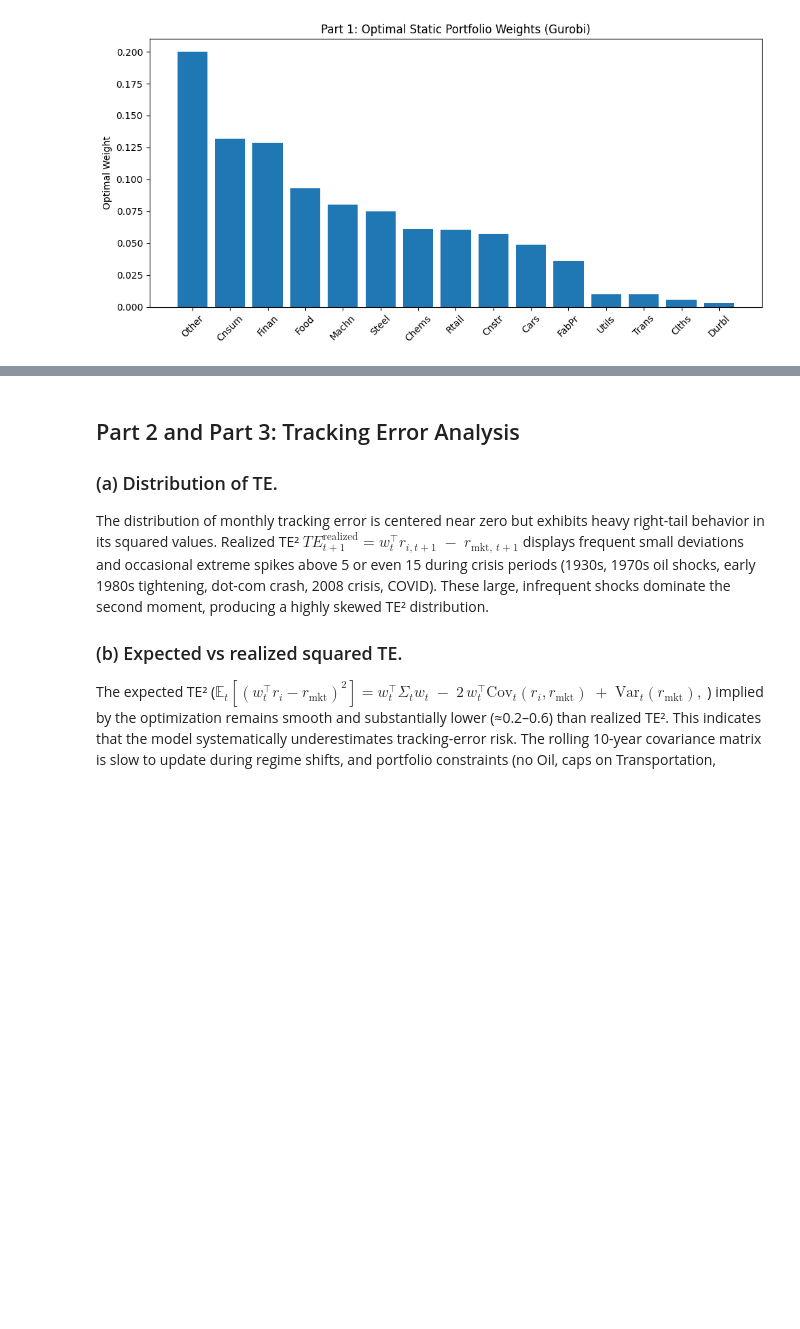
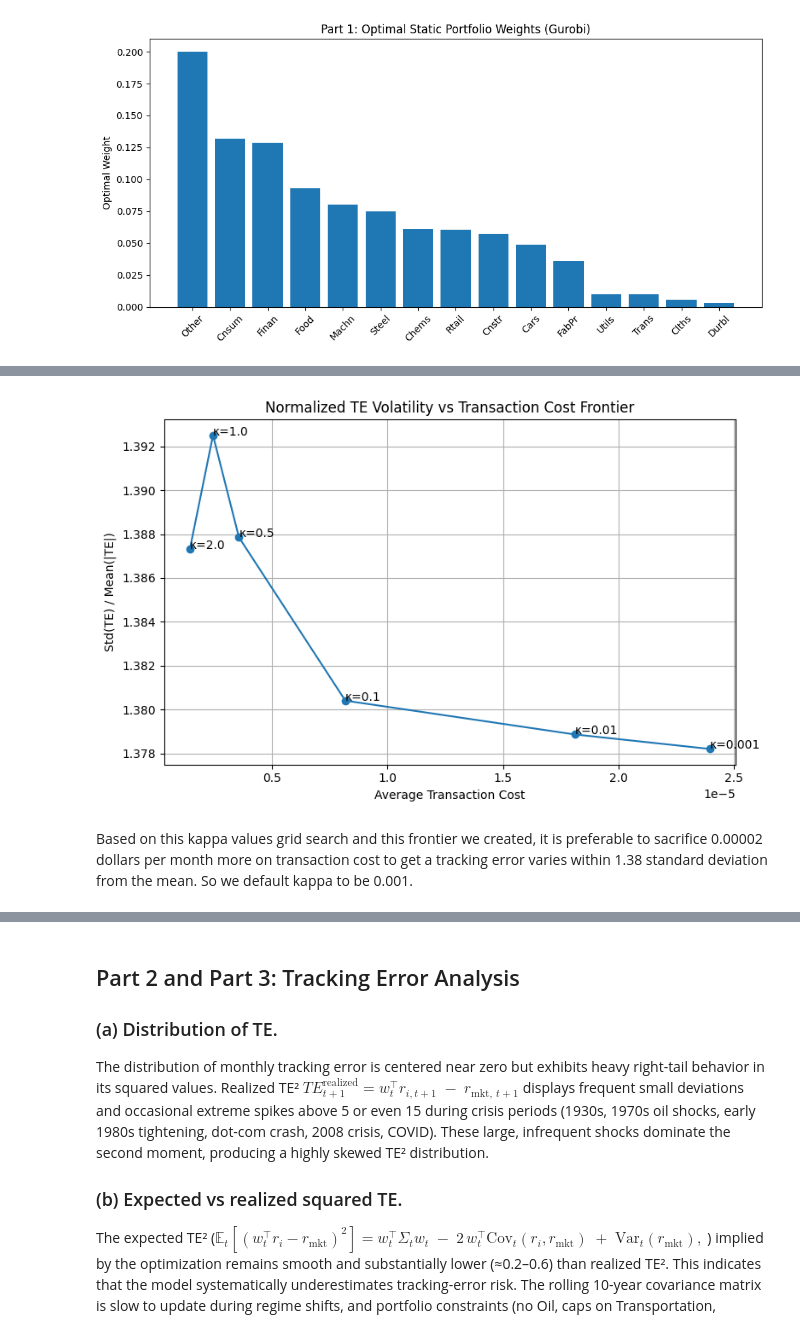
Before and after one commit to BerkeAltiparmak/market-index-replication, a Jupyter notebook: rebalancing.ipynb, the cells around one changed output, grey strips where cells are left out. Drawn from its saved outputs; the diff is of its cells as text; code cells hidden in the pictures; blank space fills up the shorter version.

Commit message:
based on prof comments Dec 1

```diff
--- a/rebalancing.ipynb
+++ b/rebalancing.ipynb
@@ -282,0 +366,17 @@ window_size = 120  # 10 years of monthly data
+# %%
+plt.figure(figsize=(8,5))
+plt.plot(frontier_df["TC_avg"], frontier_df["TE_norm"], marker='o')
+
+for i, row in frontier_df.iterrows():
+    plt.text(row["TC_avg"], row["TE_norm"], f"κ={row['kappa']}")
+
+plt.xlabel("Average Transaction Cost")
+plt.ylabel("Std(TE) / Mean(|TE|)")
+plt.title("Normalized TE Volatility vs Transaction Cost Frontier")
+plt.grid(True)
+plt.tight_layout()
+plt.show()
+# %% [output]
+[figure, added]
+# %% [markdown]
+Based on this kappa values grid search and this frontier we created, it is preferable to sacrifice 0.00002 dollars per month more on transaction cost to get a tracking error varies within 1.38 standard deviation from the mean. So we default kappa to be 0.001.
```
Also changed, not shown: parts of 20 cells of this notebook.
